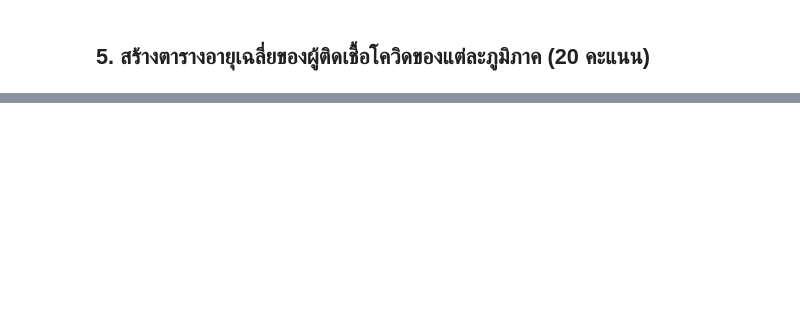
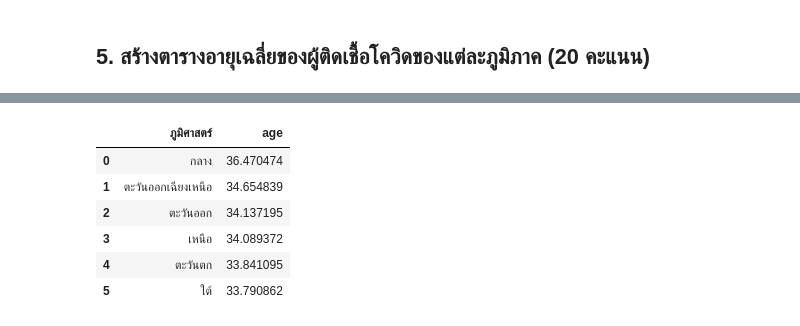
Before and after one commit to PhinyadaPhen/data_viz_2022, a Jupyter notebook: BasicPython&DataViz_midterm2022.ipynb, the cells around one changed output, grey strips where cells are left out. Cells and saved outputs as stored; diff of their text form; code cells hidden in the pictures; blank space fills up the shorter version.

Commit message:
geography

```diff
--- a/BasicPython&DataViz_midterm2022.ipynb
+++ b/BasicPython&DataViz_midterm2022.ipynb
@@ -725,3 +668,22 @@ AttributeError: ignored
+# %%
+data_geo =[['กลาง','36.470474'],
+['ตะวันออกเฉียงเหนือ',	'34.654839'],
+['ตะวันออก',	'34.137195'],
+['เหนือ',	'34.089372'],
+['ตะวันตก',	'33.841095'],
+['ใต้',	'33.790862']]
+headers = ['ภูมิศาสตร์','age']
+# %%
+data_mean_geography= pd.DataFrame.from_records(data_geo,columns=headers) # สร้าง dataframe
+data_mean_geography
+# %% [output]
+|  | ภูมิศาสตร์ | age |
+| 0 | กลาง | 36.470474 |
+| 1 | ตะวันออกเฉียงเหนือ | 34.654839 |
+| 2 | ตะวันออก | 34.137195 |
+| 3 | เหนือ | 34.089372 |
+| 4 | ตะวันตก | 33.841095 |
+| 5 | ใต้ | 33.790862 |
 # %%
 mean_region_การเมือง = data.groupby('การเมือง').mean().sort_values(by=['age'],ascending=False)
 mean_region_การเมือง.iloc[:,1:2]
```
Also changed, not shown: parts of 7 cells of this notebook.
